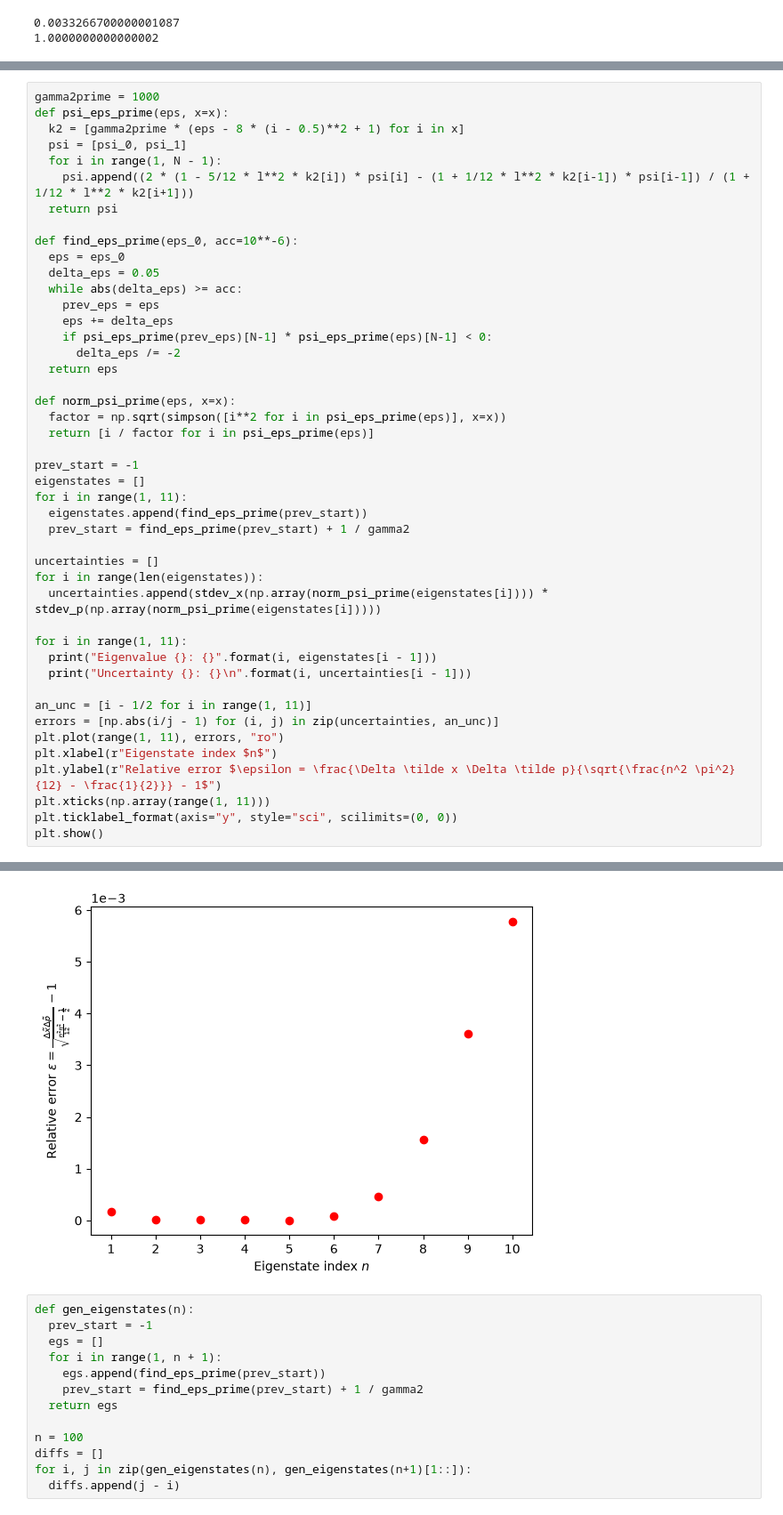
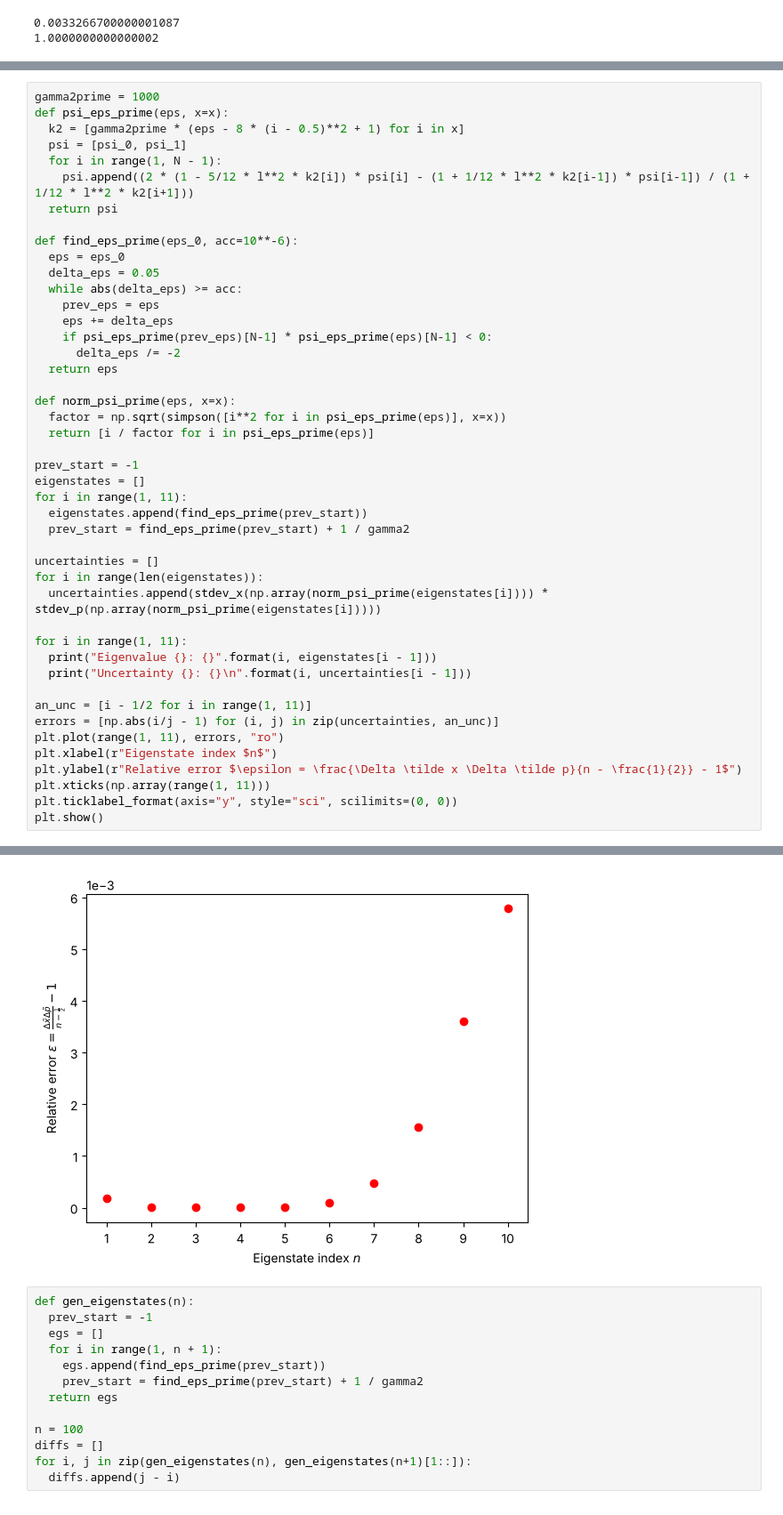
Before and after one commit to DarkEncryption73/Discrete-Schrodinger-Equation, a Jupyter notebook: notebooks/CompLab.ipynb, the cells around one changed output, grey strips where cells are left out. Shown at 89% size. Cells and saved outputs as stored; diff of their text form.

```diff
--- a/notebooks/CompLab.ipynb
+++ b/notebooks/CompLab.ipynb
@@ -184,35 +184,35 @@ for i in range(len(eigenstates)):
 
 for i in range(1, 11):
   print("Eigenvalue {}: {}".format(i, eigenstates[i - 1]))
   print("Uncertainty {}: {}\n".format(i, uncertainties[i - 1]))
 
 an_unc = [i - 1/2 for i in range(1, 11)]
 errors = [np.abs(i/j - 1) for (i, j) in zip(uncertainties, an_unc)]
 plt.plot(range(1, 11), errors, "ro")
 plt.xlabel(r"Eigenstate index $n$")
-plt.ylabel(r"Relative error $\epsilon = \frac{\Delta \tilde x \Delta \tilde p}{\sqrt{\frac{n^2 \pi^2}{12} - \frac{1}{2}}} - 1$")
+plt.ylabel(r"Relative error $\epsilon = \frac{\Delta \tilde x \Delta \tilde p}{n - \frac{1}{2}} - 1$")
 plt.xticks(np.array(range(1, 11)))
 plt.ticklabel_format(axis="y", style="sci", scilimits=(0, 0))
 plt.show()
 # %% [output]
 Eigenvalue 1: -0.9105575561523437
 Uncertainty 1: 0.500087842070418
 
 Eigenvalue 2: -0.7316729736328124
 Uncertainty 2: 1.500016701127368
 
 Eigenvalue 3: -0.5527868652343748
 Uncertainty 3: 2.4999615351394575
 
 Eigenvalue 4: -0.3738992309570311
 Uncertainty 4: 3.499939695365529
 
 ... (13 lines left out)
 Uncertainty 9: 8.530687270569597
 
 Eigenvalue 10: 0.7208743286132815
 Uncertainty 10: 9.554934111379172
-[figure, old version]
+[figure, new version]
 # %%
 def gen_eigenstates(n):
   prev_start = -1
```
Also changed, not shown: parts of 6 cells of this notebook.
